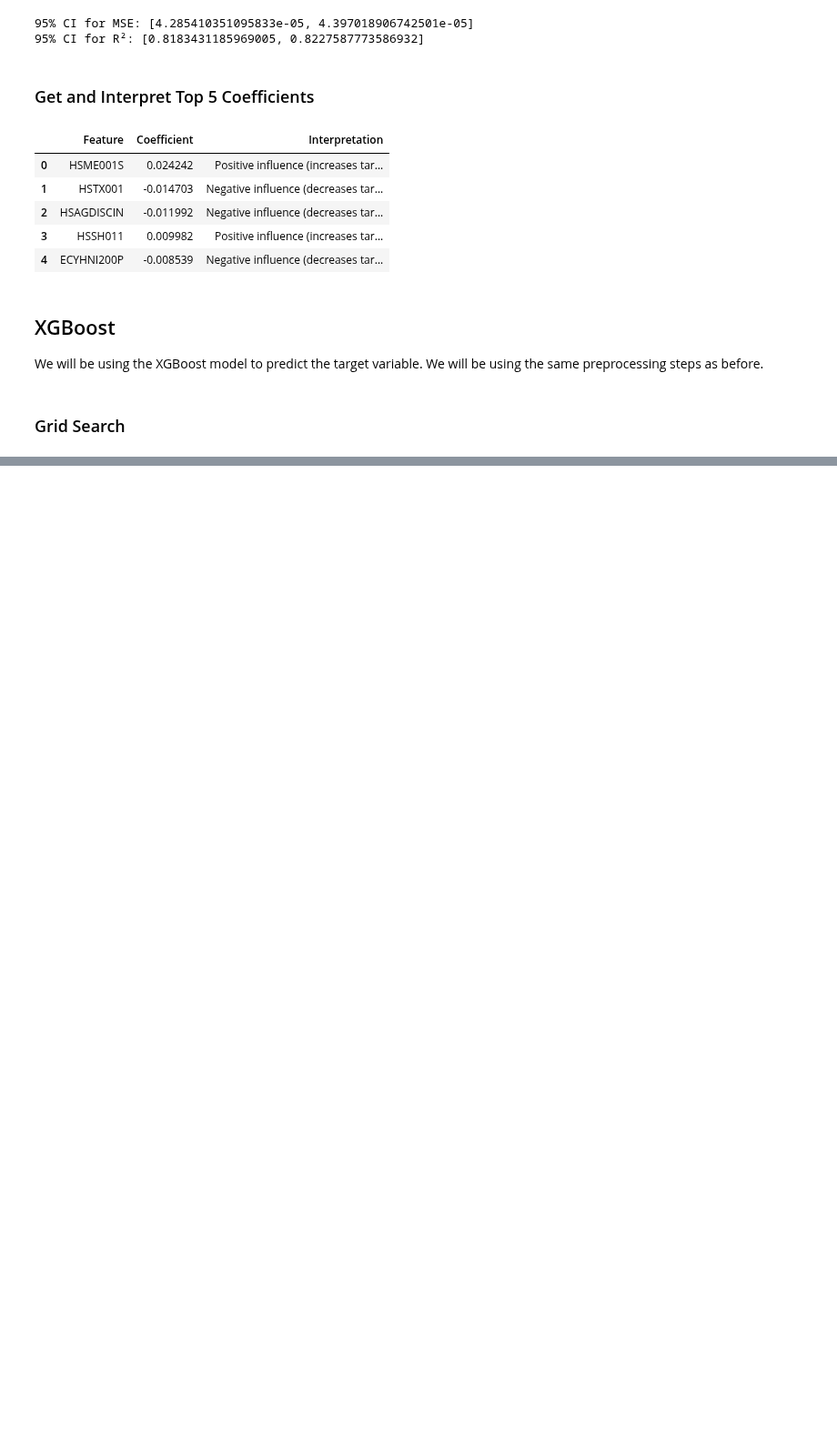
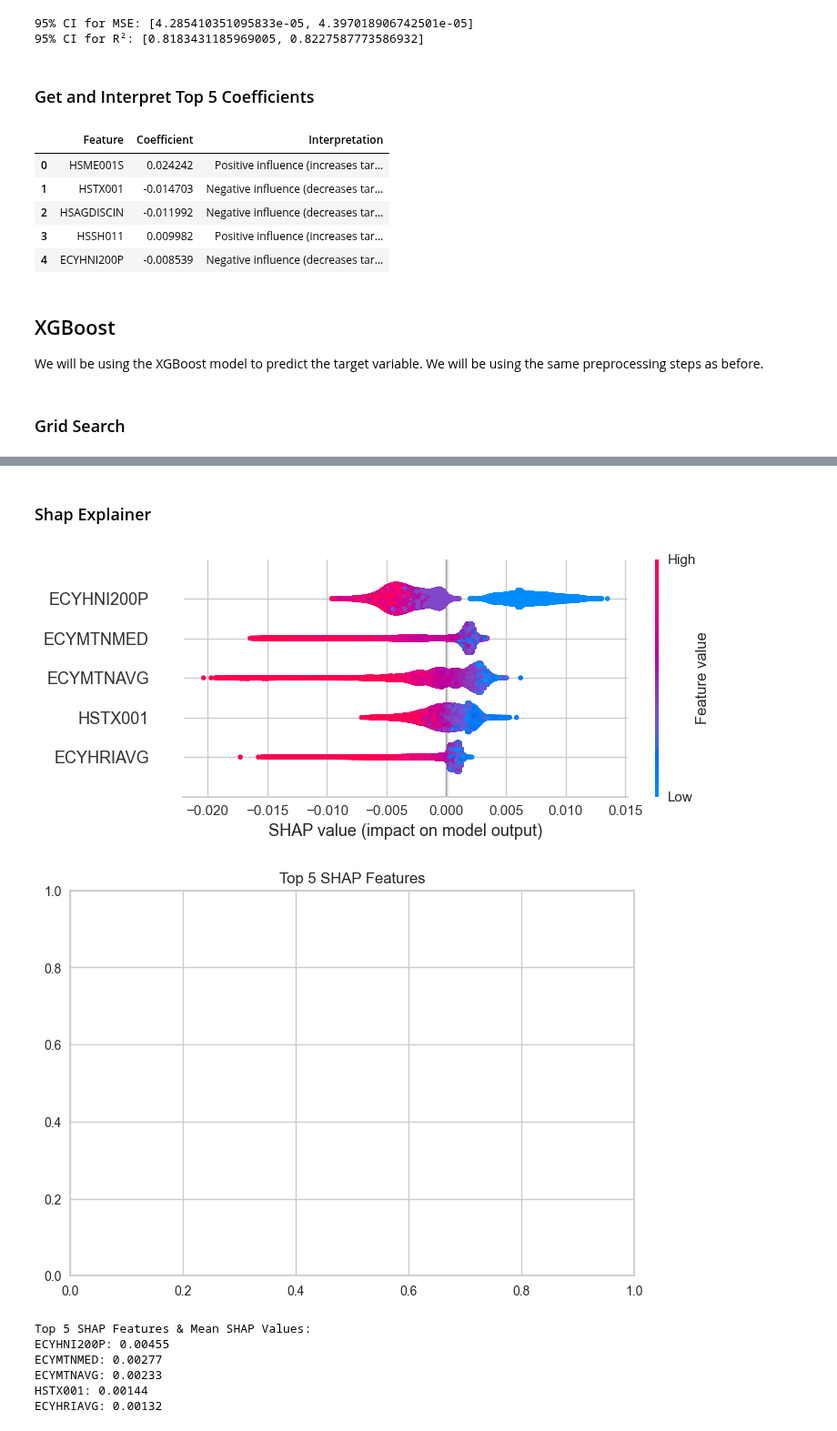
Before and after one commit to noahkostesku/CanadianHouseholdAnalysis, a Jupyter notebook: CanadianHouseholdAnalysis.ipynb, the cells around one changed output, grey strips where cells are left out. Shown at 91% size. Drawn from its saved outputs; the diff is of its cells as text; code cells hidden in the pictures; blank space fills up the shorter version.

Commit message:
SHAP

```diff
--- a/CanadianHouseholdAnalysis.ipynb
+++ b/CanadianHouseholdAnalysis.ipynb
@@ -971,0 +1004,30 @@ plt.show()
+# %% [markdown]
+<h3>Shap Explainer</h3>
+# %%
+# Create TreeExplainer and calculate SHAP values
+explainer = shap.Explainer(best_xgb)
+shap_values = explainer(X_test)
+
+# Plot summary
+shap.summary_plot(shap_values, X_test, max_display=5)
+plt.title("Top 5 SHAP Features")
+plt.show()
+
+# Get mean absolute SHAP values
+mean_abs_shap = shap_values.abs.mean(0)
+top_5_idx = mean_abs_shap.values.argsort()[-5:][::-1]
+top_5_names = X_test.columns[top_5_idx]
+
+print("Top 5 SHAP Features & Mean SHAP Values:")
+for i in range(5):
+    value = mean_abs_shap.values[top_5_idx[i]]  # extract raw float
+    print(f"{top_5_names[i]}: {value:.5f}")
+# %% [output]
+[figure, added]
+[figure, added]
+Top 5 SHAP Features & Mean SHAP Values:
+ECYHNI200P: 0.00455
+ECYMTNMED: 0.00277
+ECYMTNAVG: 0.00233
+HSTX001: 0.00144
+ECYHRIAVG: 0.00132
```
Also changed, not shown: parts of 3 cells of this notebook.
